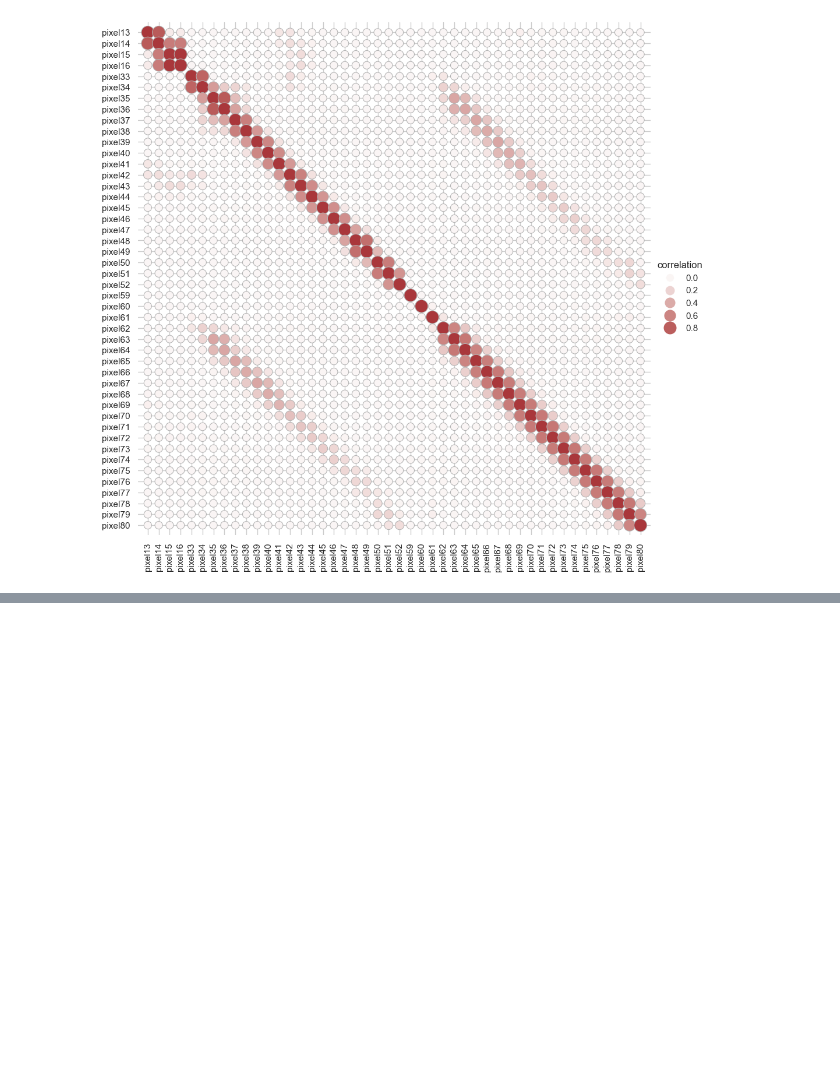
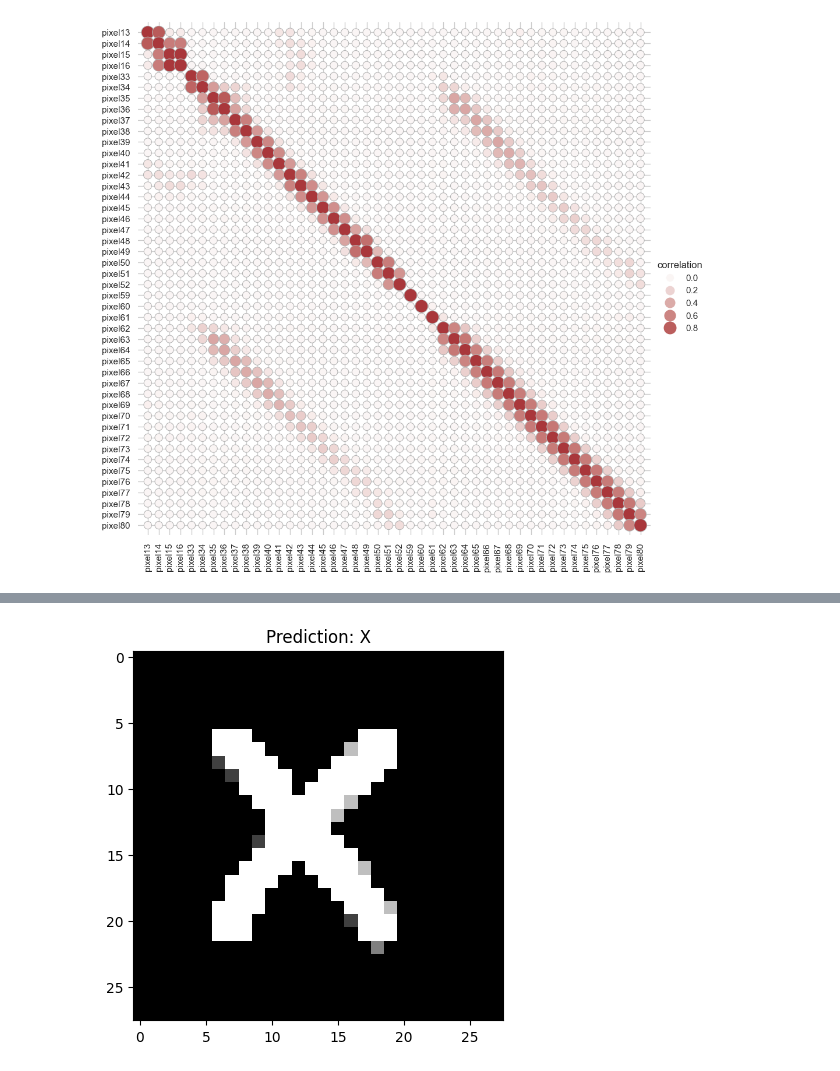
Before and after one commit to danacreyes/NeuralNetwork-2024, a Jupyter notebook: Extra.ipynb, the cells around one changed output, grey strips where cells are left out. Saved outputs shown, nothing was run; the diff lists cells and outputs as text; code cells hidden in the pictures; blank space fills up the shorter version.

Commit message:
tests with emnist

```diff
--- a/Extra.ipynb
+++ b/Extra.ipynb
@@ -259,0 +444,80 @@ plt.show()
+# %%
+import matplotlib.pyplot as plt  # For displaying the drawn image and prediction.
+import numpy as np  # For numerical operations.
+import cv2  # For creating the drawing window and handling the drawing input.
+
+# Diccionario de mapeo de clases para EMNIST Balanced
+emnist_classes = {
+    0: '0', 1: '1', 2: '2', 3: '3', 4: '4', 5: '5', 6: '6', 7: '7', 8: '8', 9: '9',
+    10: 'A', 11: 'B', 12: 'C', 13: 'D', 14: 'E', 15: 'F', 16: 'G', 17: 'H', 18: 'I', 19: 'J',
+    20: 'K', 21: 'L', 22: 'M', 23: 'N', 24: 'O', 25: 'P', 26: 'Q', 27: 'R', 28: 'S', 29: 'T',
+    30: 'U', 31: 'V', 32: 'W', 33: 'X', 34: 'Y', 35: 'Z', 36: 'a', 37: 'b', 38: 'd', 39: 'e',
+    40: 'f', 41: 'g', 42: 'h', 43: 'n', 44: 'q', 45: 'r', 46: 't'
+}
+
+# Create a window for drawing
+drawing = False  # Controls the drawing state
+last_point = None  # Stores the last point drawn
+
+# Mouse callback function
+def mouse_callback(event, x, y, flags, param):
+    global drawing, last_point
+    if event == cv2.EVENT_LBUTTONDOWN:
+        drawing = True
+        last_point = (x, y)
+    elif event == cv2.EVENT_MOUSEMOVE:
+        if drawing:
+            cv2.line(canvas, last_point, (x, y), (255, 255, 255), 30)  # Draw with a thickness of 30, in white
+            last_point = (x, y)
+    elif event == cv2.EVENT_LBUTTONUP:
+        drawing = False
+        last_point = None
+
+# Create a black canvas of 200x200 pixels
+canvas = np.zeros((200, 200), dtype=np.uint8)  # uint8 ranges from 0 to 255 (1 byte)
+
+# Create a window and register the mouse callback
+cv2.namedWindow("Drawing Window")
+cv2.setMouseCallback("Drawing Window", mouse_callback)
+
+print("Draw a character and press 'Enter' to predict it.")
+
+# Display the drawing window and listen for the Enter key to proceed
+while True:
+    cv2.imshow("Drawing Window", canvas)
+    key = cv2.waitKey(1) & 0xFF
+    if key == 13:  # Enter key
+        break
+    elif key == 27:  # Escape key clears the canvas
+        canvas.fill(0)
+
+cv2.destroyAllWindows()
+
+# Function to preprocess the drawn image for prediction
+def preprocess_image(img):
+    # Resize the image to 20x20 pixels
+    img_resized = cv2.resize(img, (20, 20))
+
+    # Create a new 28x28 pixel canvas and place the resized image in the center
+    img_with_border = np.zeros((28, 28), dtype=np.uint8)
+    img_with_border[4:24, 4:24] = img_resized
+
+    # Normalize to the range 0-1 and flatten for prediction
+    img_with_border = img_with_border / 255.0
+    img_with_border = img_with_border.flatten()  # Convert to a vector of 784 elements
+    return img_with_border
+
+# Preprocess the drawn image
+processed_image = preprocess_image(canvas)
+processed_image = processed_image.reshape(1, -1)  # Reshape to (1, 784) for the model
+
+# Make a prediction using the trained model
+prediction = mlp.predict(processed_image)
+predicted_class = emnist_classes[int(prediction[0])]
+
+# Display the prediction and the preprocessed image
+print(f"The image is probably a: {predicted_class}")
+plt.imshow(processed_image.reshape(28, 28), cmap="gray")
+plt.title(f"Prediction: {predicted_class}")
+plt.show()
+# %% [output]
@@ -259,0 +526 @@ plt.show()
+[figure, added]
```
Also changed, not shown: parts of 4 cells of this notebook, 3 other files.
